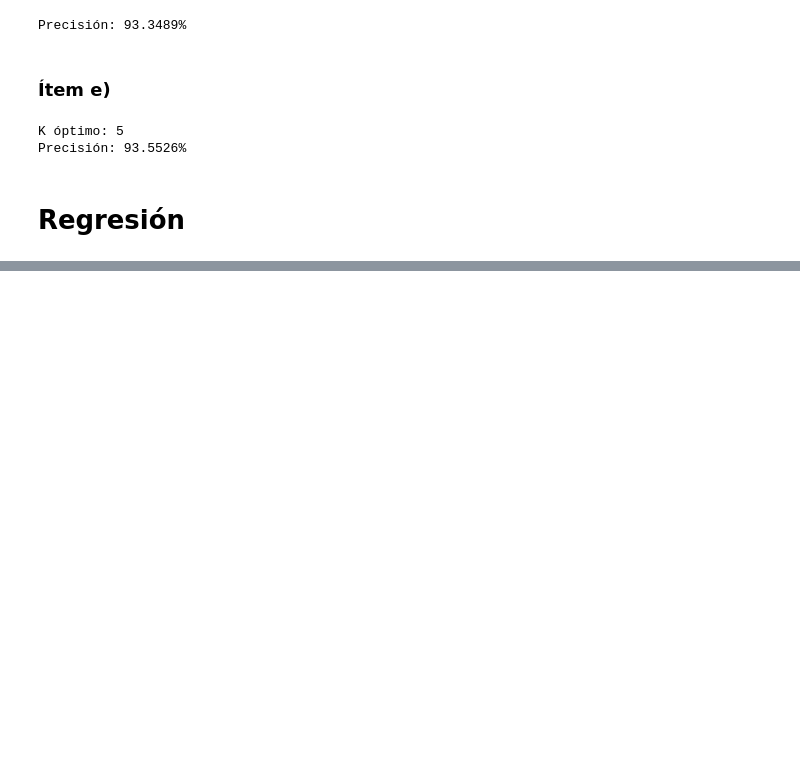
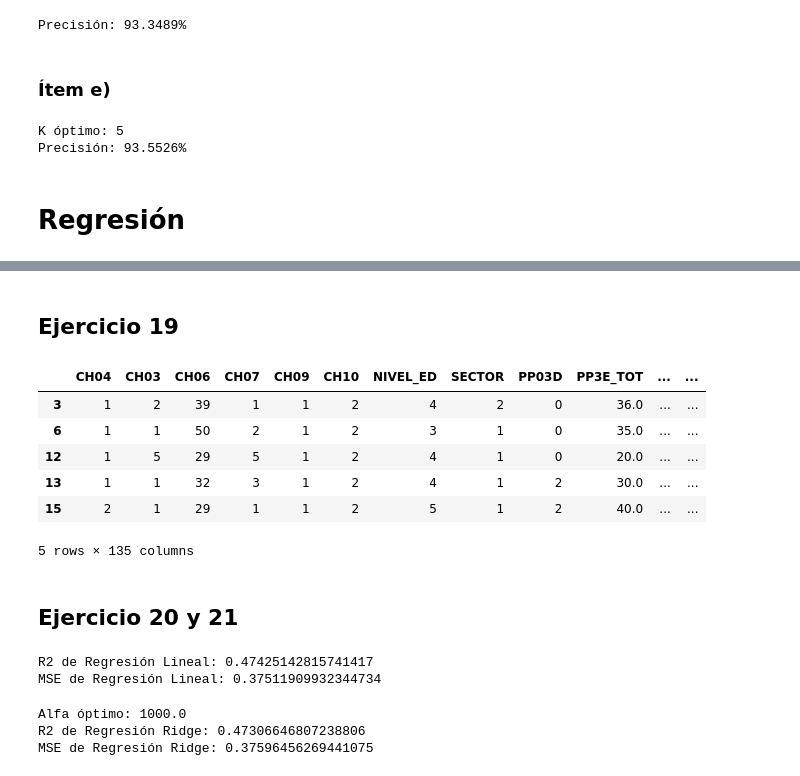
Before and after one commit to leonelifernandez12/labo_datos, a Jupyter notebook: tp_2.ipynb, the cells around one changed output, grey strips where cells are left out. Cells and saved outputs as stored; diff of their text form; code cells hidden in the pictures; blank space fills up the shorter version.

```diff
--- a/tp_2.ipynb
+++ b/tp_2.ipynb
@@ -843,0 +867,15 @@ Precisión: 93.5526%
+# %% [markdown]
+## Ejercicio 19
+# %%
+df_regresion["P47T"] = np.log(df_regresion["P47T"])
+df_regresion.head()
+# %% [output]
+|  | CH04 | CH03 | CH06 | CH07 | CH09 | CH10 | NIVEL_ED | SECTOR | PP03D | PP3E_TOT | ... | ... |
+| 3 | 1 | 2 | 39 | 1 | 1 | 2 | 4 | 2 | 0 | 36.0 | ... | ... |
+| 6 | 1 | 1 | 50 | 2 | 1 | 2 | 3 | 1 | 0 | 35.0 | ... | ... |
+| 12 | 1 | 5 | 29 | 5 | 1 | 2 | 4 | 1 | 0 | 20.0 | ... | ... |
+| 13 | 1 | 1 | 32 | 3 | 1 | 2 | 4 | 1 | 2 | 30.0 | ... | ... |
+| 15 | 2 | 1 | 29 | 1 | 1 | 2 | 5 | 1 | 2 | 40.0 | ... | ... |
+5 rows × 135 columns
+# %% [markdown]
+## Ejercicio 20 y 21
@@ -843,0 +905,33 @@ Precisión: 93.5526%
+# %%
+regresion_lineal = LinearRegression()
+regresion_lineal.fit(X_train_escalado, y_train)
+
+y_pred = regresion_lineal.predict(X_test_escalado)
+
+r2 = r2_score(y_test, y_pred)
+mse = mean_squared_error(y_test, y_pred)
+
+print(f"R2 de Regresión Lineal: {r2}")
+print(f"MSE de Regresión Lineal: {mse}")
+# %% [output]
+R2 de Regresión Lineal: 0.47425142815741417
+MSE de Regresión Lineal: 0.37511909932344734
+# %%
+alphas = 10.0 ** np.array(range(-5, 5))
+
+regresion_ridge = RidgeCV(alphas=alphas, cv=5)
+regresion_ridge.fit(X_train_escalado, y_train)
+
+print(f"Alfa óptimo: {regresion_ridge.alpha_}")
+
+y_pred_ridge = regresion_ridge.predict(X_test_escalado)
+
+r2_ridge = r2_score(y_test, y_pred_ridge)
+mse_ridge = mean_squared_error(y_test, y_pred_ridge)
+
+print(f"R2 de Regresión Ridge: {r2_ridge}")
+print(f"MSE de Regresión Ridge: {mse_ridge}")
+# %% [output]
+Alfa óptimo: 1000.0
+R2 de Regresión Ridge: 0.47306646807238806
+MSE de Regresión Ridge: 0.37596456269441075
```
Also changed, not shown: parts of 12 cells of this notebook.
